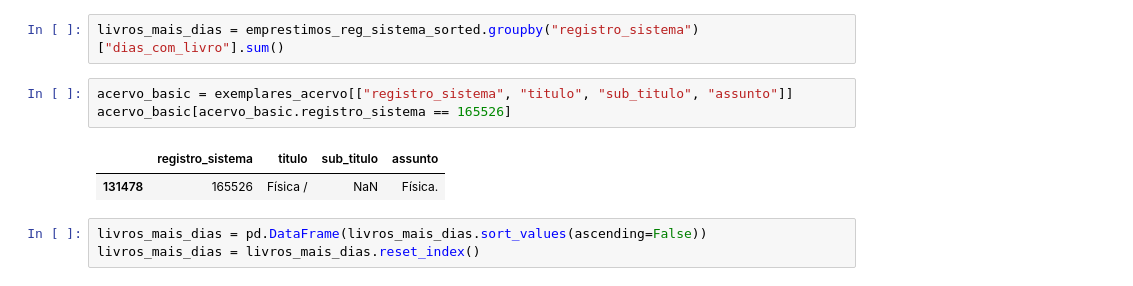
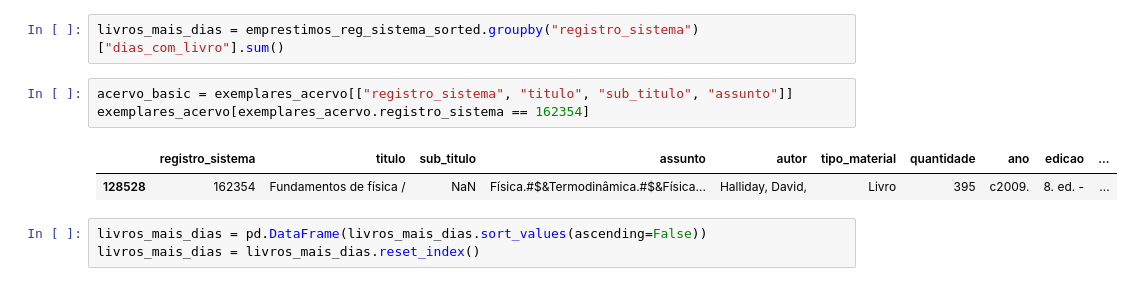
Before and after one commit to JohnVithor/Data_Science_2019_U2, a Jupyter notebook: Biblioteca.ipynb, the cells around one changed output. Saved outputs shown, nothing was run; the diff lists cells and outputs as text.

```diff
--- a/Biblioteca.ipynb
+++ b/Biblioteca.ipynb
@@ -244,10 +268,10 @@ emprestimos_reg_sistema_sorted["dias_com_livro"] = emprestimos_reg_sistema_sorte
 livros_mais_dias = emprestimos_reg_sistema_sorted.groupby("registro_sistema")["dias_com_livro"].sum()
 # %%
 acervo_basic = exemplares_acervo[["registro_sistema", "titulo", "sub_titulo", "assunto"]]
-acervo_basic[acervo_basic.registro_sistema == 165526]
+exemplares_acervo[exemplares_acervo.registro_sistema == 162354]
 # %% [output]
-|  | registro_sistema | titulo | sub_titulo | assunto |
-| 131478 | 165526 | Física / | NaN | Física. |
+|  | registro_sistema | titulo | sub_titulo | assunto | autor | tipo_material | quantidade | ano | edicao | ... |
+| 128528 | 162354 | Fundamentos de física / | NaN | Física.#$&Termodinâmica.#$&Física... | Halliday, David, | Livro | 395 | c2009. | 8. ed. - | ... |
 # %%
 livros_mais_dias = pd.DataFrame(livros_mais_dias.sort_values(ascending=False))
 livros_mais_dias = livros_mais_dias.reset_index()
```
Also changed, not shown: parts of 21 cells of this notebook.
